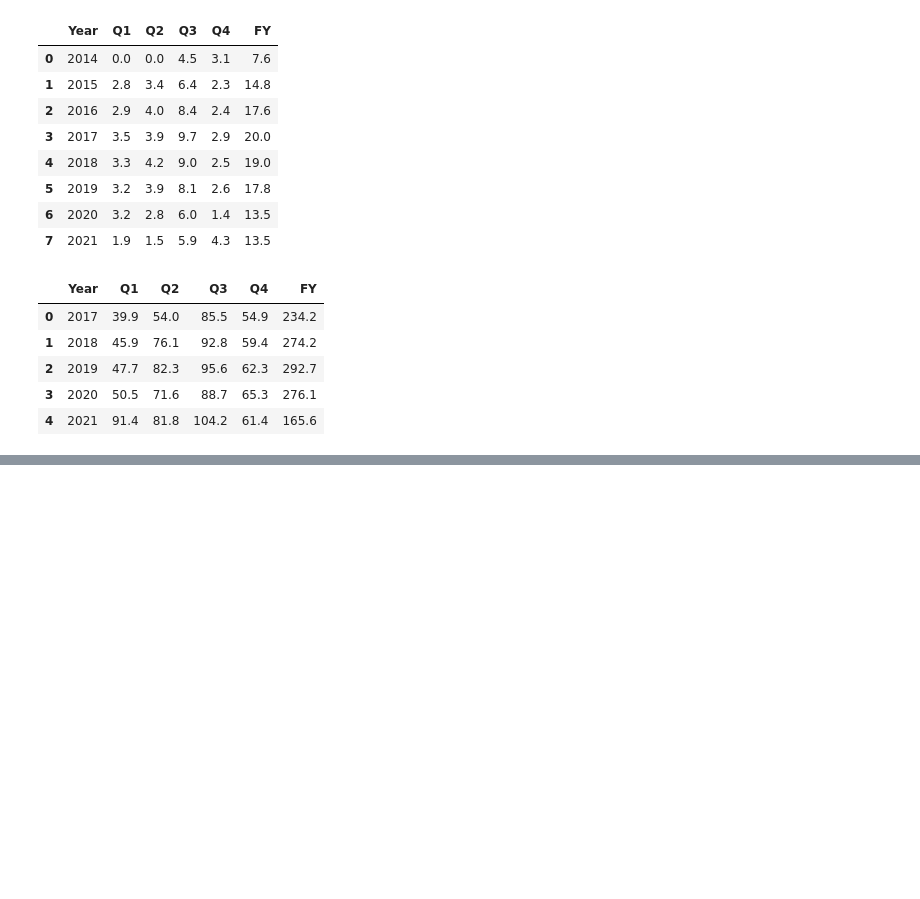
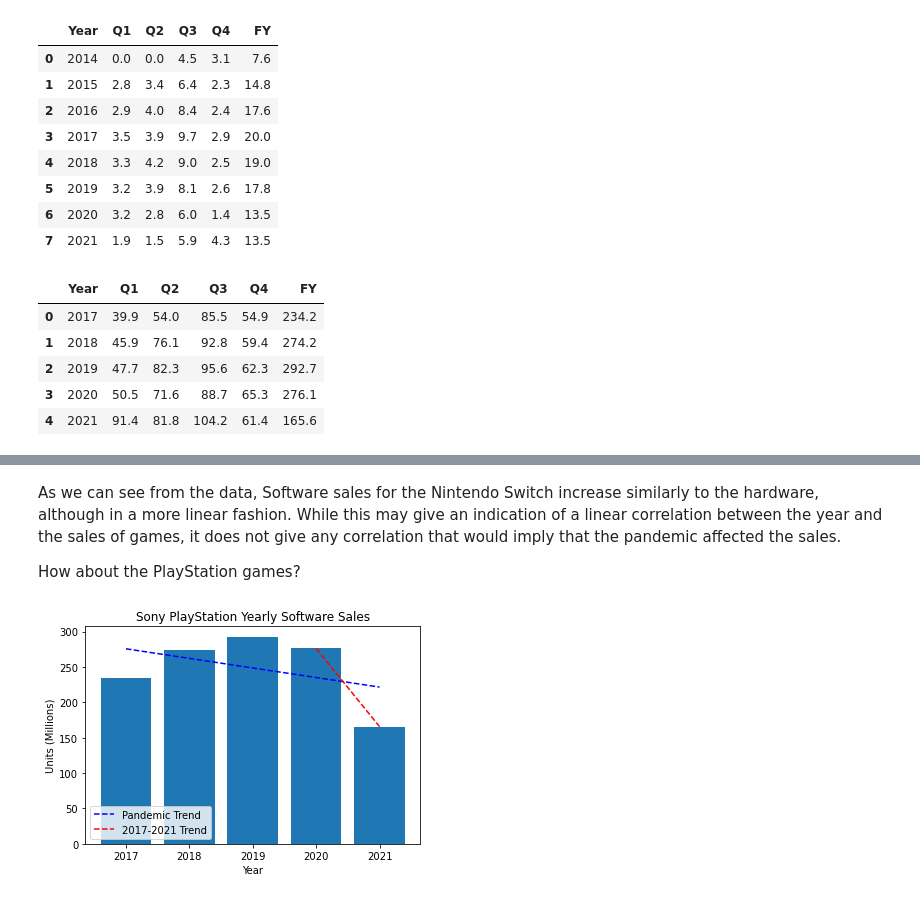
Before and after one commit to codenobacon4u/cmsc320-final-pandemic-gaming, a Jupyter notebook: FinalTutorial.ipynb, the cells around one changed output, grey strips where cells are left out. Saved outputs shown, nothing was run; the diff lists cells and outputs as text; code cells hidden in the pictures; blank space fills up the shorter version.

```diff
--- a/FinalTutorial.ipynb
+++ b/FinalTutorial.ipynb
@@ -252,0 +328,21 @@ plt.show()
+# %% [markdown]
+As we can see from the data, Software sales for the Nintendo Switch increase similarly to the hardware, although in a more linear fashion. While this may give an indication of a linear correlation between the year and the sales of games, it does not give any correlation that would imply that the pandemic affected the sales.
+
+How about the PlayStation games?
+# %%
+x = ps_software['Year']
+y = ps_software['FY']
+plt.bar(x, y)
+z = np.polyfit(x, y, 1)
+p = np.poly1d(z)
+plt.plot(x, p(x),"b--", label='Pandemic Trend')
+z = np.polyfit(x[3:], y[3:], 1)
+p = np.poly1d(z)
+plt.plot(x[3:], p(x[3:]),"r--", label='2017-2021 Trend')
+plt.title('Sony PlayStation Yearly Software Sales')
+plt.legend()
+plt.xlabel('Year')
+plt.ylabel('Units (Millions)')
+plt.show()
+# %% [output]
+[figure, added]
```
Also changed, not shown: parts of 19 cells of this notebook.
